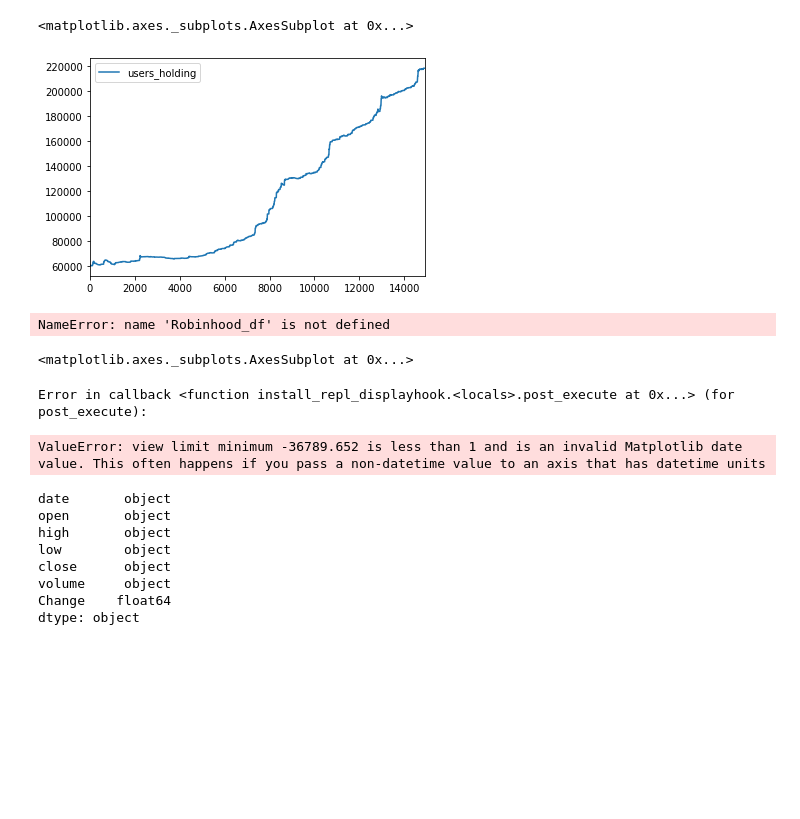
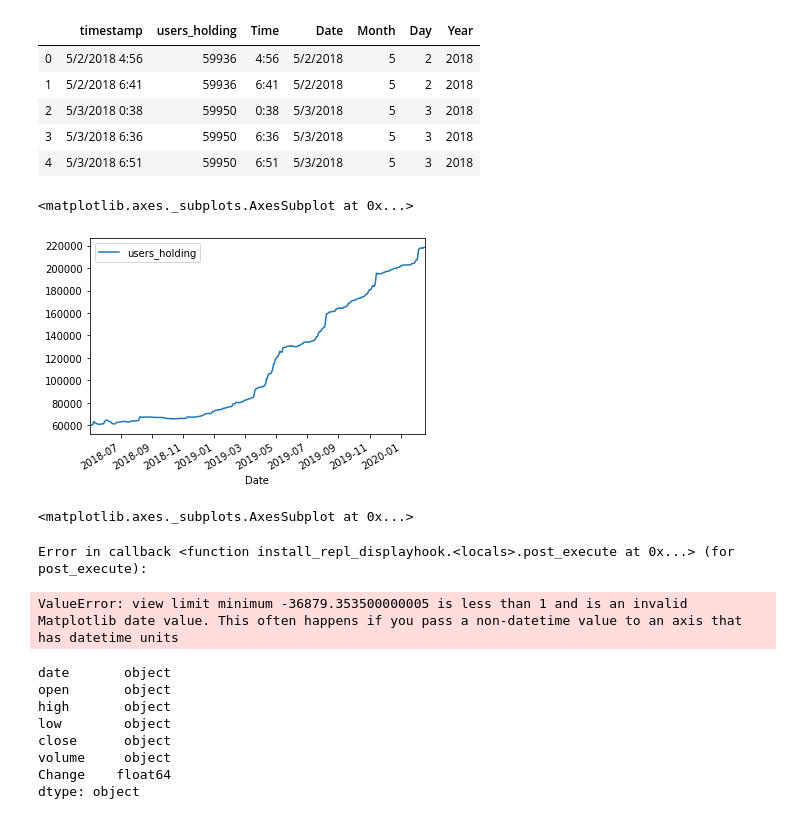
Before and after one commit to akibo1997/Disney-Stock-Data, a Jupyter notebook: Disney-vs-Robinhood/Disney-vs-Robinhood.ipynb, the cells around one changed output. Cells and saved outputs as stored; diff of their text form; code cells hidden in the pictures; blank space fills up the shorter version.

Commit message:
Adding robinhodd cleaned and plotted data

```diff
--- a/Disney-vs-Robinhood/Disney-vs-Robinhood.ipynb
+++ b/Disney-vs-Robinhood/Disney-vs-Robinhood.ipynb
@@ -17,23 +17,26 @@ Robinhood_df[['Date','Time']] = Robinhood_df.timestamp.str.split(" ",expand=True
 
 Robinhood_df[['Month','Day','Year']]=Robinhood_df.Date.str.split("/",expand=True)
 
-Robinhood_df.plot()
+Robinhood_df.head()
 # %% [output]
-<matplotlib.axes._subplots.AxesSubplot at 0x...>
-[figure, removed]
+|  | timestamp | users_holding | Time | Date | Month | Day | Year |
+| 0 | 5/2/2018 4:56 | 59936 | 4:56 | 5/2/2018 | 5 | 2 | 2018 |
+| 1 | 5/2/2018 6:41 | 59936 | 6:41 | 5/2/2018 | 5 | 2 | 2018 |
+| 2 | 5/3/2018 0:38 | 59950 | 0:38 | 5/3/2018 | 5 | 3 | 2018 |
+| 3 | 5/3/2018 6:36 | 59950 | 6:36 | 5/3/2018 | 5 | 3 | 2018 |
+| 4 | 5/3/2018 6:51 | 59950 | 6:51 | 5/3/2018 | 5 | 3 | 2018 |
 # %%
 # Change the date column to datetime in order to have harmony with the disney stock price data
-# Robinhood_df['Date']=pd.to_datetime(Robinhood_df['Date'])
+Robinhood_df['Date']=pd.to_datetime(Robinhood_df['Date'])
 
 # In order to work with less rows and get one data point for each day, we can groupby the date
 # Less rows = less parsing = less processing = increased efficiency
 
 
 Robinhood_grouped=Robinhood_df.groupby(['Date']).mean()
-
-Robinhood_grouped
 # %% [output]
-NameError: name 'Robinhood_df' is not defined
+<matplotlib.axes._subplots.AxesSubplot at 0x...>
+[figure, added]
 # %%
 # CLEANING THE DISNEY STOCK DATA
 # Pass in a list to name the header
@@ -50,12 +53,11 @@ Disney_cleaned_short.rename(index=int)
 Disney_cleaned_short['close']=pd.to_numeric(Disney_cleaned_short['close'])
 Disney_cleaned_short['date']=pd.to_datetime(Disney_cleaned_short['date'])
 
-Disney_cleanedDisney_cleaned_short[:-11900]
-.plot()
+Disney_cleaned_short.plot()
 # %% [output]
 <matplotlib.axes._subplots.AxesSubplot at 0x...>
 Error in callback <function install_repl_displayhook.<locals>.post_execute at 0x...> (for post_execute):
-ValueError: view limit minimum -36789.652 is less than 1 and is an invalid Matplotlib date value. This often happens if you pass a non-datetime value to an axis that has datetime units
+ValueError: view limit minimum -36879.353500000005 is less than 1 and is an invalid Matplotlib date value. This often happens if you pass a non-datetime value to an axis that has datetime units
 # %%
 # Import a column that shows the change between the open and close price for the day
 
```
